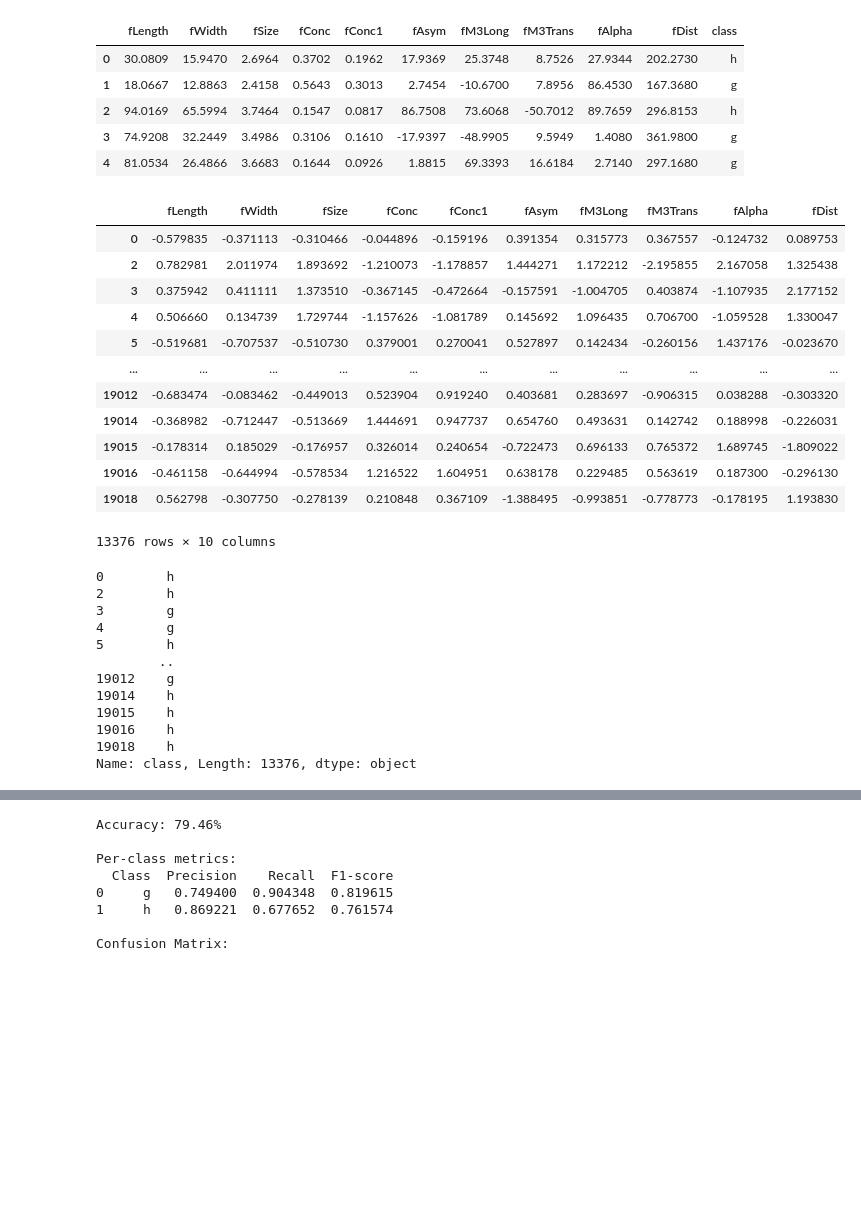
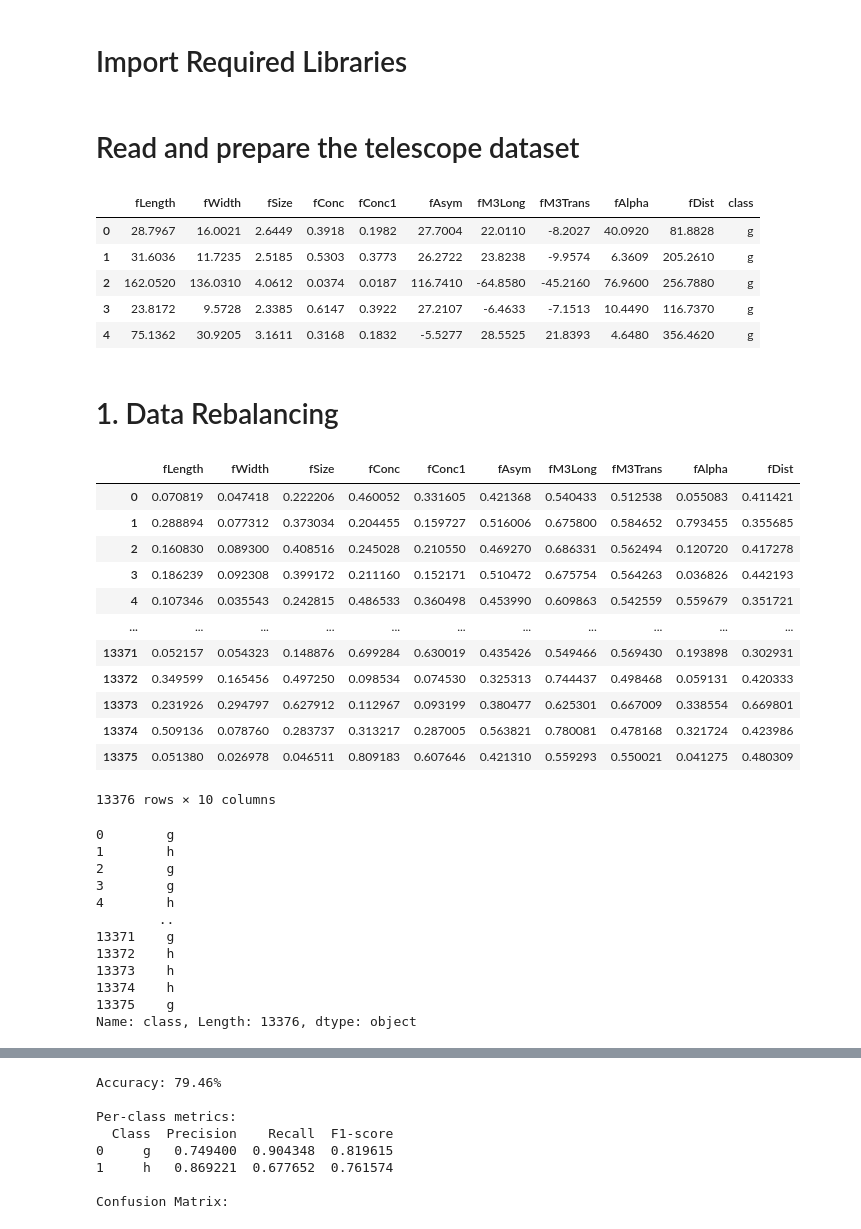
Before and after one commit to oadel1814/Machine-Learning-Classifiaction-and-Regression, a Jupyter notebook: KNN.ipynb, the cells around one changed output, grey strips where cells are left out. Cells and saved outputs as stored; diff of their text form; code cells hidden in the pictures; blank space fills up the shorter version.

```diff
--- a/KNN.ipynb
+++ b/KNN.ipynb
@@ -1,81 +1,82 @@
+# %% [markdown]
+# Import Required Libraries
 # %%
 import pandas as pd
 import numpy as np
 import matplotlib.pyplot as plt
 import seaborn as sns
+# %% [markdown]
+# Read and prepare the telescope dataset
 # %%
-# Read and prepare the telescope dataset
-# Load the CSV file, using the first column as the index
 telescope_data = pd.read_csv("datasets/telescope_data.csv", index_col=0)
-
-# Shuffle the dataset randomly to remove any ordering bias
-telescope_data = telescope_data.sample(frac=1).reset_index(drop=True)
-
-# Display the first few rows to verify loading
 telescope_data.head()
 # %% [output]
 |  | fLength | fWidth | fSize | fConc | fConc1 | fAsym | fM3Long | fM3Trans | fAlpha | fDist | class |
-| 0 | 30.0809 | 15.9470 | 2.6964 | 0.3702 | 0.1962 | 17.9369 | 25.3748 | 8.7526 | 27.9344 | 202.2730 | h |
-| 1 | 18.0667 | 12.8863 | 2.4158 | 0.5643 | 0.3013 | 2.7454 | -10.6700 | 7.8956 | 86.4530 | 167.3680 | g |
-| 2 | 94.0169 | 65.5994 | 3.7464 | 0.1547 | 0.0817 | 86.7508 | 73.6068 | -50.7012 | 89.7659 | 296.8153 | h |
-| 3 | 74.9208 | 32.2449 | 3.4986 | 0.3106 | 0.1610 | -17.9397 | -48.9905 | 9.5949 | 1.4080 | 361.9800 | g |
-| 4 | 81.0534 | 26.4866 | 3.6683 | 0.1644 | 0.0926 | 1.8815 | 69.3393 | 16.6184 | 2.7140 | 297.1680 | g |
+| 0 | 28.7967 | 16.0021 | 2.6449 | 0.3918 | 0.1982 | 27.7004 | 22.0110 | -8.2027 | 40.0920 | 81.8828 | g |
+| 1 | 31.6036 | 11.7235 | 2.5185 | 0.5303 | 0.3773 | 26.2722 | 23.8238 | -9.9574 | 6.3609 | 205.2610 | g |
+| 2 | 162.0520 | 136.0310 | 4.0612 | 0.0374 | 0.0187 | 116.7410 | -64.8580 | -45.2160 | 76.9600 | 256.7880 | g |
+| 3 | 23.8172 | 9.5728 | 2.3385 | 0.6147 | 0.3922 | 27.2107 | -6.4633 | -7.1513 | 10.4490 | 116.7370 | g |
+| 4 | 75.1362 | 30.9205 | 3.1611 | 0.3168 | 0.1832 | -5.5277 | 28.5525 | 21.8393 | 4.6480 | 356.4620 | g |
+# %% [markdown]
+# 1. Data Rebalancing
 # %%
-# 1. Data Rebalancing
 
+# shuffle data to avoid bias in slicing it
+telescope_data = telescope_data.sample(frac=1).reset_index(drop=True)
 class_col = "class"
 
 # Separate gamma samples for reference
 gamma = telescope_data[telescope_data[class_col] == 'g']
 
 # Count samples per class
 hadron_rows = telescope_data[class_col].value_counts().iloc[0]  # Hadron count (6688)
 gamma_rows = telescope_data[class_col].value_counts().iloc[1]   # Gamma count (12332)
 
 # Downsample the majority class (gamma) to balance the dataset
 telescope_data = telescope_data.drop(
     telescope_data[telescope_data[class_col].eq('g')]
     .sample(hadron_rows - gamma_rows).index
 )
 
 # Separate features and target
 X = telescope_data.iloc[:, :-1]
 y = telescope_data[class_col]
 
-# Z-score standardization
-X_mean = X.mean()
-X_std = X.std()
-X_standardized = (X - X_mean) / X_std
+# normalization
+# we chosed to normalize our data to avoid the dominance of the features that have a wide range on the other features
+X_min = X.min()
+X_max = X.max()
+X_normalized = (X - X_min) / (X_max - X_min)
 
 # Combine standardized features with target
-telescope_data = pd.concat([X_standardized, y], axis=1)
+telescope_data = pd.concat([X_normalized, y], axis=1)
 
 # Display to verify
 display(X)
 display(y)
 # %% [output]
 |  | fLength | fWidth | fSize | fConc | fConc1 | fAsym | fM3Long | fM3Trans | fAlpha | fDist |
-| 0 | -0.579835 | -0.371113 | -0.310466 | -0.044896 | -0.159196 | 0.391354 | 0.315773 | 0.367557 | -0.124732 | 0.089753 |
-| 2 | 0.782981 | 2.011974 | 1.893692 | -1.210073 | -1.178857 | 1.444271 | 1.172212 | -2.195855 | 2.167058 | 1.325438 |
-| 3 | 0.375942 | 0.411111 | 1.373510 | -0.367145 | -0.472664 | -0.157591 | -1.004705 | 0.403874 | -1.107935 | 2.177152 |
-| 4 | 0.506660 | 0.134739 | 1.729744 | -1.157626 | -1.081789 | 0.145692 | 1.096435 | 0.706700 | -1.059528 | 1.330047 |
-| 5 | -0.519681 | -0.707537 | -0.510730 | 0.379001 | 0.270041 | 0.527897 | 0.142434 | -0.260156 | 1.437176 | -0.023670 |
+| 0 | 0.070819 | 0.047418 | 0.222206 | 0.460052 | 0.331605 | 0.421368 | 0.540433 | 0.512538 | 0.055083 | 0.411421 |
+| 1 | 0.288894 | 0.077312 | 0.373034 | 0.204455 | 0.159727 | 0.516006 | 0.675800 | 0.584652 | 0.793455 | 0.355685 |
+| 2 | 0.160830 | 0.089300 | 0.408516 | 0.245028 | 0.210550 | 0.469270 | 0.686331 | 0.562494 | 0.120720 | 0.417278 |
+| 3 | 0.186239 | 0.092308 | 0.399172 | 0.211160 | 0.152171 | 0.510472 | 0.675754 | 0.564263 | 0.036826 | 0.442193 |
+| 4 | 0.107346 | 0.035543 | 0.242815 | 0.486533 | 0.360498 | 0.453990 | 0.609863 | 0.542559 | 0.559679 | 0.351721 |
 | ... | ... | ... | ... | ... | ... | ... | ... | ... | ... | ... |
-| 19012 | -0.683474 | -0.083462 | -0.449013 | 0.523904 | 0.919240 | 0.403681 | 0.283697 | -0.906315 | 0.038288 | -0.303320 |
-| 19014 | -0.368982 | -0.712447 | -0.513669 | 1.444691 | 0.947737 | 0.654760 | 0.493631 | 0.142742 | 0.188998 | -0.226031 |
-| 19015 | -0.178314 | 0.185029 | -0.176957 | 0.326014 | 0.240654 | -0.722473 | 0.696133 | 0.765372 | 1.689745 | -1.809022 |
-| 19016 | -0.461158 | -0.644994 | -0.578534 | 1.216522 | 1.604951 | 0.638178 | 0.229485 | 0.563619 | 0.187300 | -0.296130 |
-| 19018 | 0.562798 | -0.307750 | -0.278139 | 0.210848 | 0.367109 | -1.388495 | -0.993851 | -0.778773 | -0.178195 | 1.193830 |
+| 13371 | 0.052157 | 0.054323 | 0.148876 | 0.699284 | 0.630019 | 0.435426 | 0.549466 | 0.569430 | 0.193898 | 0.302931 |
+| 13372 | 0.349599 | 0.165456 | 0.497250 | 0.098534 | 0.074530 | 0.325313 | 0.744437 | 0.498468 | 0.059131 | 0.420333 |
+| 13373 | 0.231926 | 0.294797 | 0.627912 | 0.112967 | 0.093199 | 0.380477 | 0.625301 | 0.667009 | 0.338554 | 0.669801 |
+| 13374 | 0.509136 | 0.078760 | 0.283737 | 0.313217 | 0.287005 | 0.563821 | 0.780081 | 0.478168 | 0.321724 | 0.423986 |
+| 13375 | 0.051380 | 0.026978 | 0.046511 | 0.809183 | 0.607646 | 0.421310 | 0.559293 | 0.550021 | 0.041275 | 0.480309 |
 13376 rows × 10 columns
-0        h
-2        h
+0        g
+1        h
+2        g
 3        g
-4        g
-5        h
+4        h
         ..
-19012    g
-19014    h
-19015    h
-19016    h
-19018    h
+13371    g
+13372    h
+13373    h
+13374    h
+13375    g
 Name: class, Length: 13376, dtype: object
```
Also changed, not shown: parts of 17 cells of this notebook, 3 other files.
